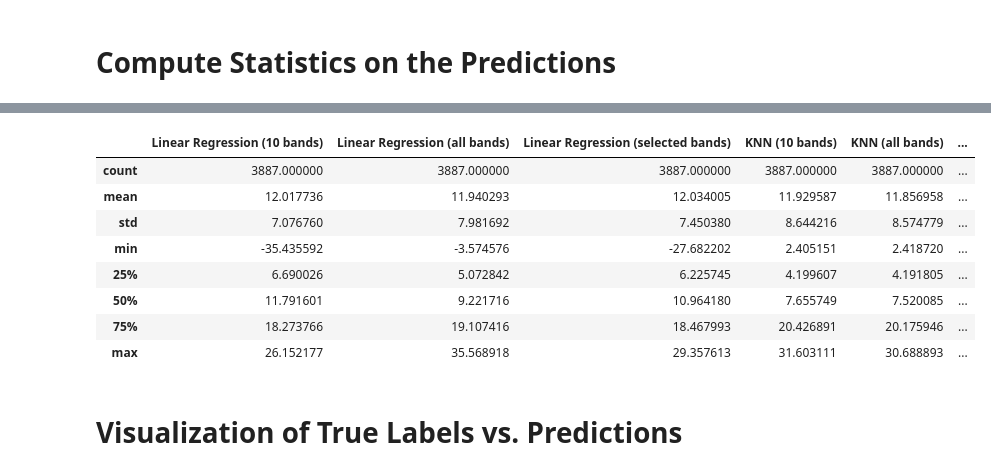
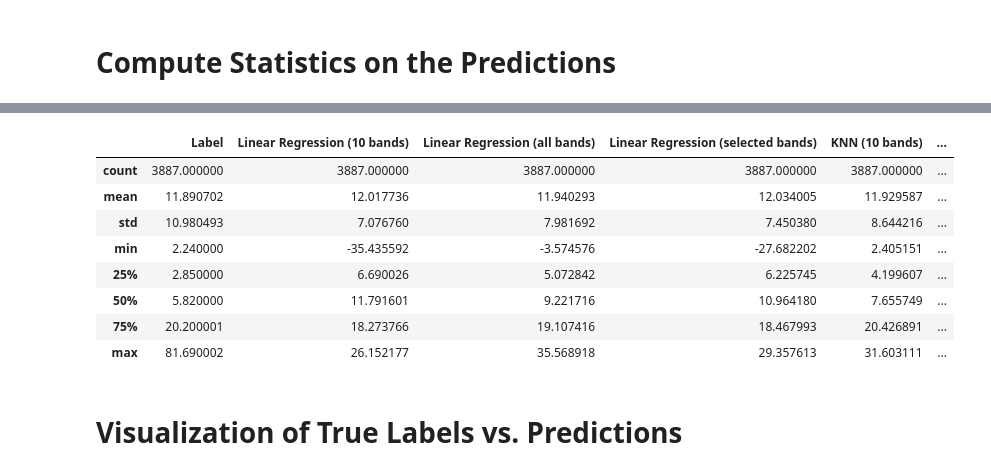
Before and after one commit to SvenLigensa/da2-casestudy, a Jupyter notebook: 4_ModelValidation/4_1_Prediction_Comparison.ipynb, the cells around one changed output, grey strips where cells are left out. Drawn from its saved outputs; the diff is of its cells as text; code cells hidden in the pictures.

```diff
--- a/4_ModelValidation/4_1_Prediction_Comparison.ipynb
+++ b/4_ModelValidation/4_1_Prediction_Comparison.ipynb
@@ -18,6 +25,9 @@ scaler_test_all_indices = StandardScaler()
 X_test_all_indices_scaled = scaler_test_all_indices.fit_transform(X_test_all_indices)
 scaler_test_selected_indices = StandardScaler()
 X_test_selected_indices_scaled = scaler_test_selected_indices.fit_transform(X_test_selected_indices)
+
+scaler_targets = StandardScaler()
+y_test_scaled = scaler_targets.fit_transform(y_test.reshape(-1, 1))
 # %%
 linear_regression_10_bands = load('../models/linear_regression_10_bands.joblib')
 linear_regression_all_bands = load('../models/linear_regression_all_bands.joblib')
@@ -30,6 +40,7 @@ decision_tree_all_bands = load('../models/decision_tree_all_bands.joblib')
 decision_tree_selected_bands = load('../models/decision_tree_selected_bands.joblib')
 random_forest = load('../models/random_forest.joblib')
 extra_trees = load('../models/extra_trees.joblib')
+adaboost = load('../models/adaboost.joblib')
 xgboost = load('../models/xgboost.joblib')
-# mlp = load('../models/mlp.joblib') # TODO!
-# cnn = load('../models/cnn.joblib') # TODO!
+mlp = load_model('../models/mlp.h5')
+cnn = load_model('../models/cnn')
@@ -36,3 +49,30 @@ xgboost = load('../models/xgboost.joblib')
+# %%
+indices_test = np.load('../data/indices_test.npy')
+X_full = np.stack(list(map(lambda index: np.load(f'../data/images_train/image_{index:03d}.npy'), range(40))))
+
+KERNEL_RADIUS = 3
+KERNEL_SIZE = KERNEL_RADIUS*2 + 1
+
+expanded_indices_test = np.repeat(indices_test, (KERNEL_SIZE*KERNEL_SIZE), axis=0)
+
+offsets = np.array([(i, j) for i in range(-KERNEL_RADIUS, KERNEL_RADIUS+1) for j in range(-KERNEL_RADIUS, KERNEL_RADIUS+1)])
+
+# Compute new width and height indices with offsets and ensure they're within valid bounds
+expanded_indices_test[:, 2] = np.clip(
+    np.repeat(indices_test[:, 2], (KERNEL_SIZE*KERNEL_SIZE)) + np.tile(offsets[:, 0], len(indices_test)), 0, 1023
+)
+expanded_indices_test[:, 3] = np.clip(
+    np.repeat(indices_test[:, 3], (KERNEL_SIZE*KERNEL_SIZE)) + np.tile(offsets[:, 1], len(indices_test)), 0, 1023
+)
+
+X_test_7x7 = X_full[expanded_indices_test[:, 0], :, expanded_indices_test[:, 2], expanded_indices_test[:, 3]]
+X_test_7x7 = np.reshape(X_test_7x7, ((X_test_7x7.shape[0] // (KERNEL_SIZE*KERNEL_SIZE)), KERNEL_SIZE, KERNEL_SIZE, -1))
+
+# Calculate the mean and standard deviation of the data
+mean = np.mean(X_test_7x7)
+std = np.std(X_test_7x7)
+# Normalize the data
+X_test_7x7 = (X_test_7x7 - mean) / std
 # %% [markdown]
 # Compute Statistics on the Predictions
 # %%
@@ -47,4 +87,7 @@ y_pred_decision_tree_all_bands = decision_tree_all_bands.predict(X_test_all_indi
 y_pred_decision_tree_selected_bands = decision_tree_selected_bands.predict(X_test_selected_indices)
 y_pred_random_forest = random_forest.predict(X_test_all_indices)
 y_pred_extra_trees = extra_trees.predict(X_test_all_indices)
+y_pred_adaboost = adaboost.predict(X_test_all_indices)
 y_pred_xgboost = xgboost.predict(X_test_all_indices)
+y_pred_mlp = scaler_targets.inverse_transform(mlp.predict(X_test_all_indices_scaled))[:, 0]
+y_pred_cnn = cnn.predict(X_test_7x7)[:, 0]
@@ -51,34 +97,38 @@ y_pred_xgboost = xgboost.predict(X_test_all_indices)
 # %%
 predictions = {
+    'Label': y_test,
     'Linear Regression (10 bands)': y_pred_linear_regression_10_bands,
     'Linear Regression (all bands)': y_pred_linear_regreesion_all_bands,
     'Linear Regression (selected bands)': y_pred_linear_regression_selected_bands,
     'KNN (10 bands)': y_pred_knn_10_bands,
     'KNN (all bands)': y_pred_knn_all_bands,
     'KNN (selected bands)': y_pred_knn_selected_bands,
     'Decision Tree (10 bands)': y_pred_decision_tree_10_bands,
     'Decision Tree (all bands)': y_pred_decision_tree_all_bands,
     'Decision Tree (selected bands)': y_pred_decision_tree_selected_bands,
     'Random Forest': y_pred_random_forest,
     'Extra Trees': y_pred_extra_trees,
-    'XGBoost': y_pred_xgboost
+    'AdaBoost': y_pred_adaboost,
+    'XGBoost': y_pred_xgboost,
+    'MLP': y_pred_mlp,
+    'CNN': y_pred_cnn
 }
 
 # Convert to DataFrame
 df_predictions = pd.DataFrame(predictions)
 
 # Get descriptive statistics
 df_predictions.describe()
 # %% [output]
-|  | Linear Regression (10 bands) | Linear Regression (all bands) | Linear Regression (selected bands) | KNN (10 bands) | KNN (all bands) | ... |
+|  | Label | Linear Regression (10 bands) | Linear Regression (all bands) | Linear Regression (selected bands) | KNN (10 bands) | ... |
 | count | 3887.000000 | 3887.000000 | 3887.000000 | 3887.000000 | 3887.000000 | ... |
-| mean | 12.017736 | 11.940293 | 12.034005 | 11.929587 | 11.856958 | ... |
-| std | 7.076760 | 7.981692 | 7.450380 | 8.644216 | 8.574779 | ... |
-| min | -35.435592 | -3.574576 | -27.682202 | 2.405151 | 2.418720 | ... |
-| 25% | 6.690026 | 5.072842 | 6.225745 | 4.199607 | 4.191805 | ... |
-| 50% | 11.791601 | 9.221716 | 10.964180 | 7.655749 | 7.520085 | ... |
-| 75% | 18.273766 | 19.107416 | 18.467993 | 20.426891 | 20.175946 | ... |
-| max | 26.152177 | 35.568918 | 29.357613 | 31.603111 | 30.688893 | ... |
+| mean | 11.890702 | 12.017736 | 11.940293 | 12.034005 | 11.929587 | ... |
+| std | 10.980493 | 7.076760 | 7.981692 | 7.450380 | 8.644216 | ... |
+| min | 2.240000 | -35.435592 | -3.574576 | -27.682202 | 2.405151 | ... |
+| 25% | 2.850000 | 6.690026 | 5.072842 | 6.225745 | 4.199607 | ... |
+| 50% | 5.820000 | 11.791601 | 9.221716 | 10.964180 | 7.655749 | ... |
+| 75% | 20.200001 | 18.273766 | 19.107416 | 18.467993 | 20.426891 | ... |
+| max | 81.690002 | 26.152177 | 35.568918 | 29.357613 | 31.603111 | ... |
 # %% [markdown]
 # Visualization of True Labels vs. Predictions
 # %% [markdown]
```
Also changed, not shown: parts of 21 cells of this notebook, 49 other files.
